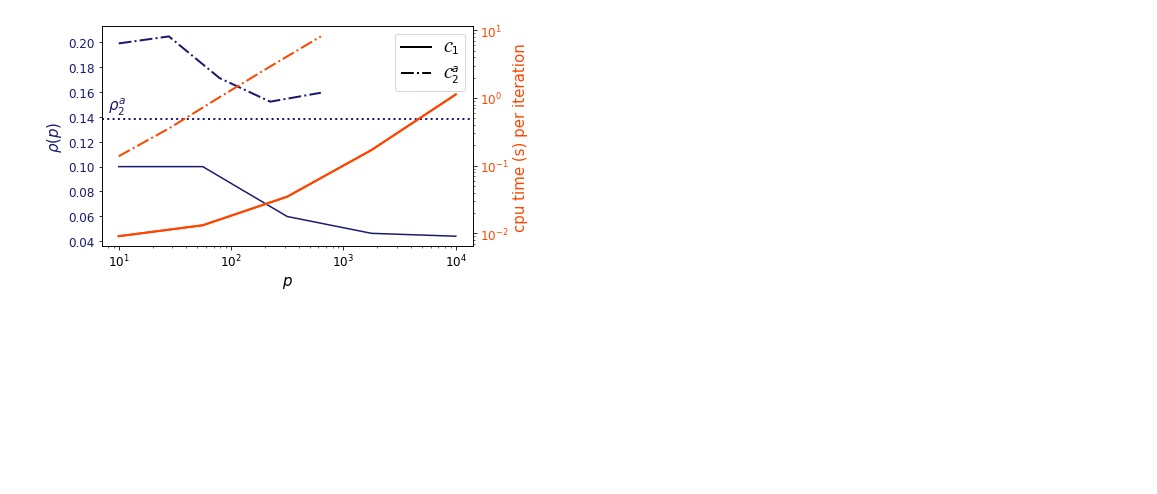
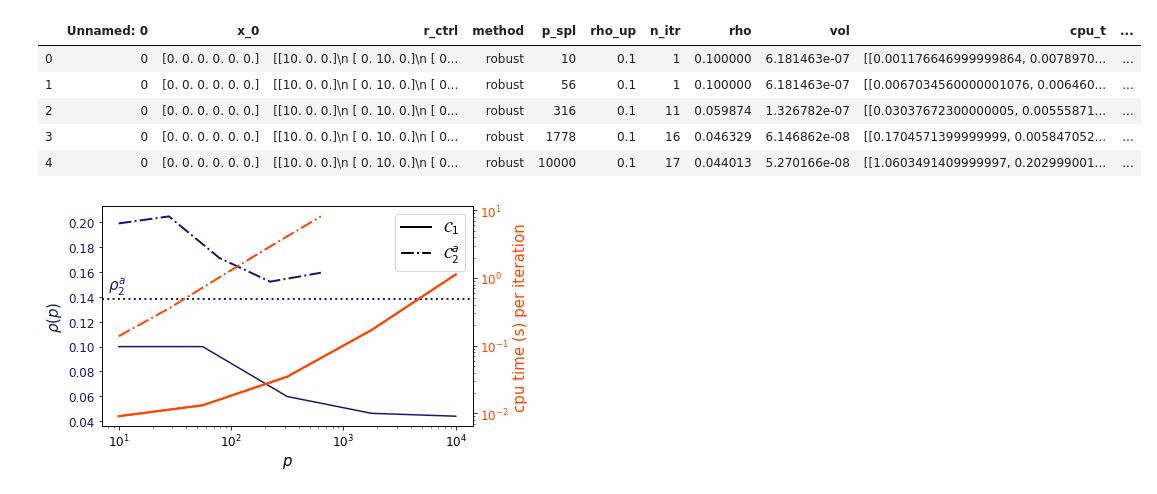
Before and after one commit to eloiseberthier/Fast-Robust-ROA, a Jupyter notebook: Plot-Results.ipynb, the cells around one changed output. Saved outputs shown, nothing was run; the diff lists cells and outputs as text; code cells hidden in the pictures; blank space fills up the shorter version.

```diff
--- a/Plot-Results.ipynb
+++ b/Plot-Results.ipynb
@@ -24,6 +24,14 @@ def comp_time(idx):
 # %%
 df = pd.read_csv('./satellite/2020-07-24-14-23-35.csv')
 df['mean_time'] = [comp_time(i) for i in range(len(df['cpu_t']))]
+df.head()
+# %% [output]
+|  | Unnamed: 0 | x_0 | r_ctrl | method | p_spl | rho_up | n_itr | rho | vol | cpu_t | ... |
+| 0 | 0 | [0. 0. 0. 0. 0. 0.] | [[10. 0. 0.]\n [ 0. 10. 0.]\n [ 0... | robust | 10 | 0.1 | 1 | 0.100000 | 6.181463e-07 | [[0.001176646999999864, 0.0078970... | ... |
+| 1 | 0 | [0. 0. 0. 0. 0. 0.] | [[10. 0. 0.]\n [ 0. 10. 0.]\n [ 0... | robust | 56 | 0.1 | 1 | 0.100000 | 6.181463e-07 | [[0.0067034560000001076, 0.006460... | ... |
+| 2 | 0 | [0. 0. 0. 0. 0. 0.] | [[10. 0. 0.]\n [ 0. 10. 0.]\n [ 0... | robust | 316 | 0.1 | 11 | 0.059874 | 1.326782e-07 | [[0.03037672300000005, 0.00555871... | ... |
+| 3 | 0 | [0. 0. 0. 0. 0. 0.] | [[10. 0. 0.]\n [ 0. 10. 0.]\n [ 0... | robust | 1778 | 0.1 | 16 | 0.046329 | 6.146862e-08 | [[0.1704571399999999, 0.005847052... | ... |
+| 4 | 0 | [0. 0. 0. 0. 0. 0.] | [[10. 0. 0.]\n [ 0. 10. 0.]\n [ 0... | robust | 10000 | 0.1 | 17 | 0.044013 | 5.270166e-08 | [[1.0603491409999997, 0.202999001... | ... |
 # %%
 fig, ax1 = plt.subplots(figsize=(7, 4))
 
```
Also changed, not shown: 1 other file.
